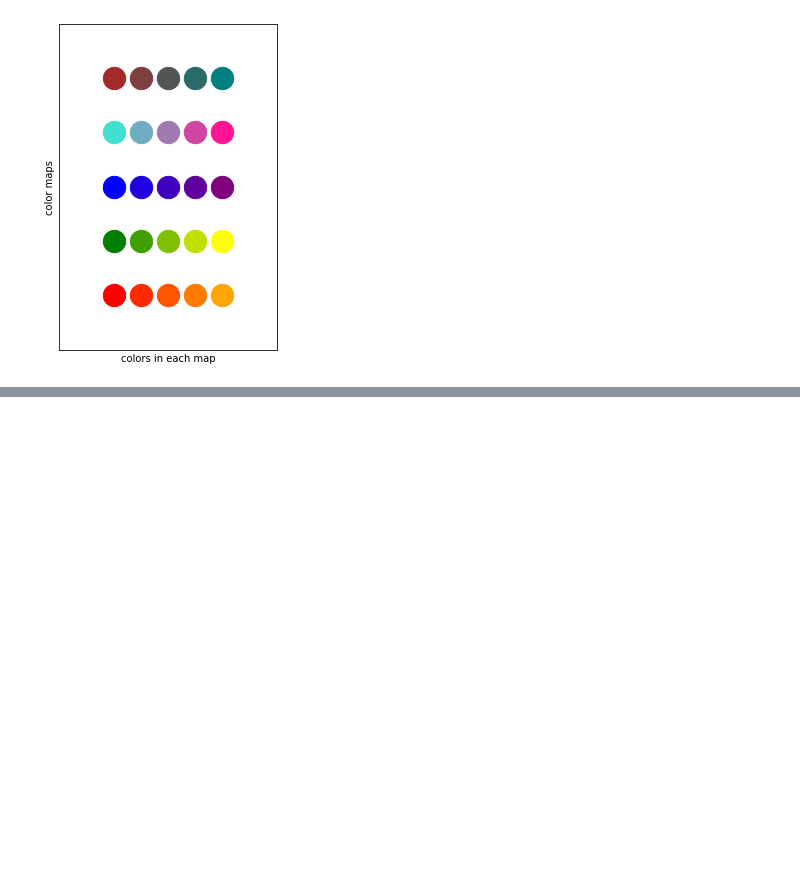
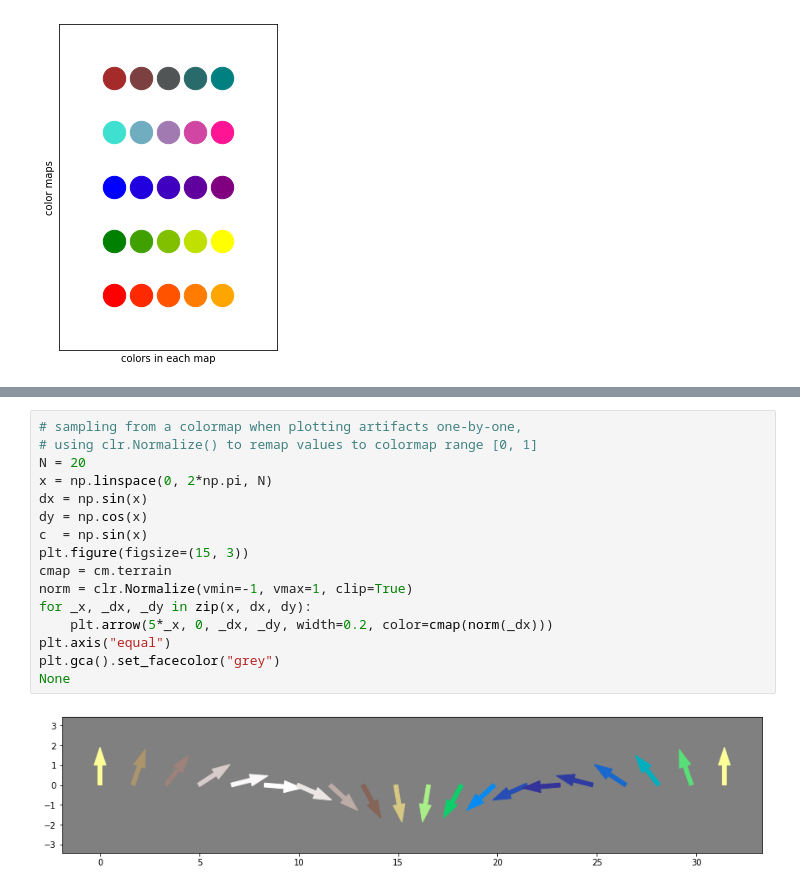
Before and after one commit to fireofearth/document, a Jupyter notebook: python/doc.matplotlib.ipynb, the cells around one changed output, grey strips where cells are left out. Drawn from its saved outputs; the diff is of its cells as text; blank space fills up the shorter version.

```diff
--- a/python/doc.matplotlib.ipynb
+++ b/python/doc.matplotlib.ipynb
@@ -140,0 +173,18 @@ None
+# %%
+# sampling from a colormap when plotting artifacts one-by-one,
+# using clr.Normalize() to remap values to colormap range [0, 1]
+N = 20
+x = np.linspace(0, 2*np.pi, N)
+dx = np.sin(x)
+dy = np.cos(x)
+c  = np.sin(x)
+plt.figure(figsize=(15, 3))
+cmap = cm.terrain
+norm = clr.Normalize(vmin=-1, vmax=1, clip=True)
+for _x, _dx, _dy in zip(x, dx, dy):
+    plt.arrow(5*_x, 0, _dx, _dy, width=0.2, color=cmap(norm(_dx)))
+plt.axis("equal")
+plt.gca().set_facecolor("grey")
+None
+# %% [output]
+[figure, added]
```
Also changed, not shown: parts of 3 cells of this notebook, 6 other files.
